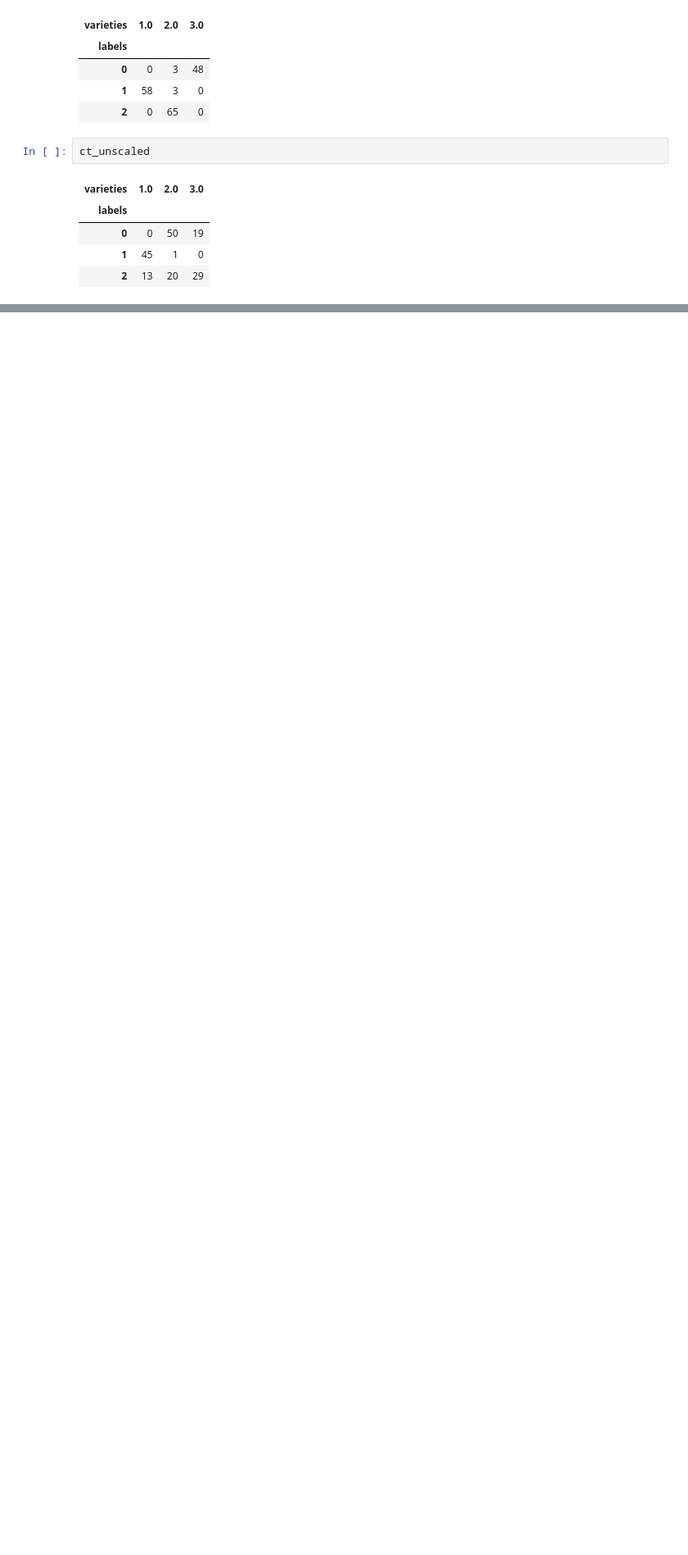
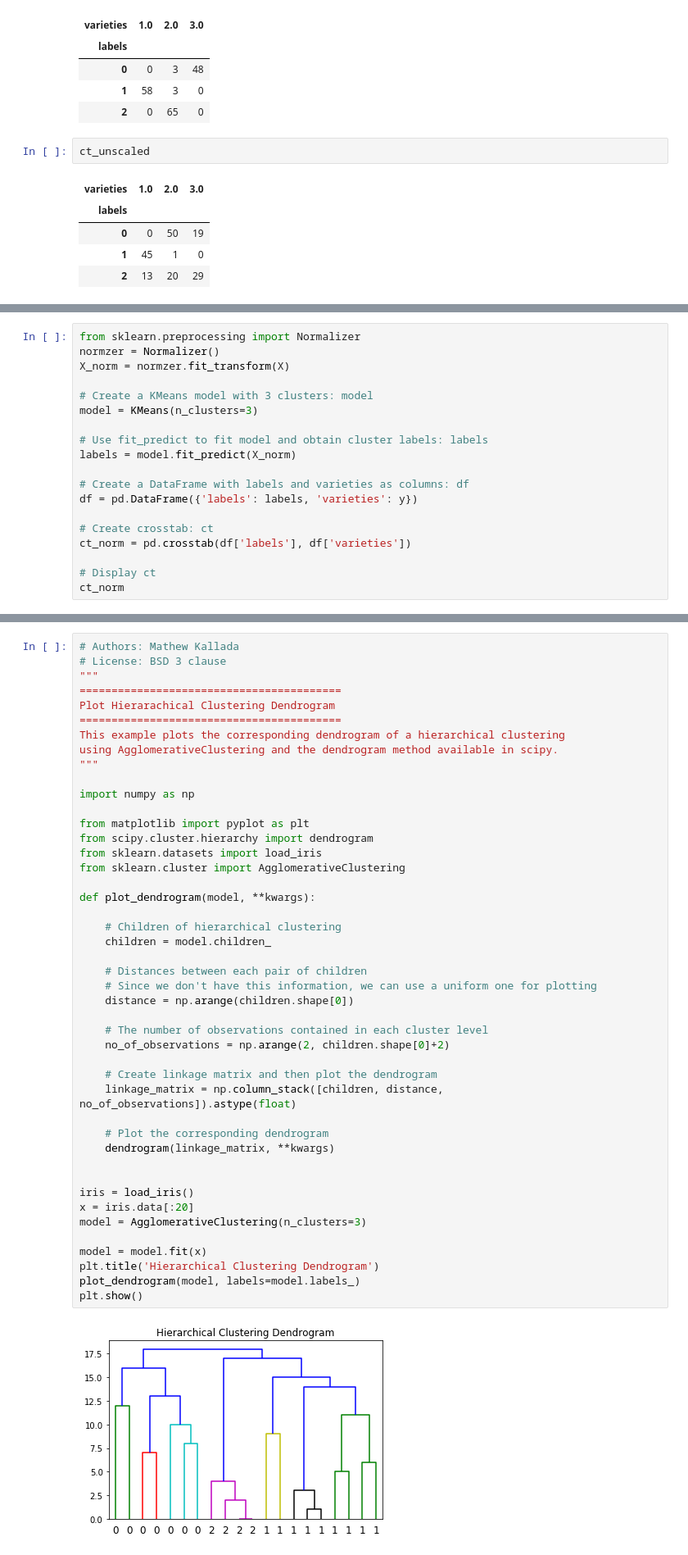
Before and after one commit to cloudxlab/ml, a Jupyter notebook: machine_learning/Unsupervised Learning.ipynb, the cells around one changed output, grey strips where cells are left out. Shown: that part at 82% size. Saved outputs shown, nothing was run; the diff lists cells and outputs as text; blank space fills up the shorter version.

Commit message:
heirarchical clustering

```diff
--- a/machine_learning/Unsupervised Learning.ipynb
+++ b/machine_learning/Unsupervised Learning.ipynb
@@ -294,3 +293,22 @@ pd.DataFrame(X_scaled).describe()
 | 50% | 6.984037e-02 | -4.209899e-01 | -2.245039e-02 | -5.094986e-03 | -1.123234e-01 | 9.242960e-02 | 1.069996e-01 | -1.795360e-01 | -6.483128e-02 | -1.617011e-01 | 1.320404e-02 | ... |
 | 75% | 8.385748e-01 | 6.810145e-01 | 7.066723e-01 | 5.961134e-01 | 5.244425e-01 | 8.127835e-01 | 8.400546e-01 | 6.249672e-01 | 6.370119e-01 | 4.940731e-01 | 7.134631e-01 | ... |
 | max | 2.276852e+00 | 3.100048e+00 | 3.149233e+00 | 3.151249e+00 | 4.415790e+00 | 2.541633e+00 | 3.069345e+00 | 2.394874e+00 | 3.497023e+00 | 3.427800e+00 | 3.295669e+00 | ... |
+# %%
+from sklearn.preprocessing import Normalizer
+normzer = Normalizer()
+X_norm = normzer.fit_transform(X)
+
+# Create a KMeans model with 3 clusters: model
+model = KMeans(n_clusters=3)
+
+# Use fit_predict to fit model and obtain cluster labels: labels
+labels = model.fit_predict(X_norm)
+
+# Create a DataFrame with labels and varieties as columns: df
+df = pd.DataFrame({'labels': labels, 'varieties': y})
+
+# Create crosstab: ct
+ct_norm = pd.crosstab(df['labels'], df['varieties'])
+
+# Display ct
+ct_norm
@@ -296,0 +339,47 @@ pd.DataFrame(X_scaled).describe()
+# %%
+# Authors: Mathew Kallada
+# License: BSD 3 clause
+"""
+=========================================
+Plot Hierarachical Clustering Dendrogram
+=========================================
+This example plots the corresponding dendrogram of a hierarchical clustering
+using AgglomerativeClustering and the dendrogram method available in scipy.
+"""
+
+import numpy as np
+
+from matplotlib import pyplot as plt
+from scipy.cluster.hierarchy import dendrogram
+from sklearn.datasets import load_iris
+from sklearn.cluster import AgglomerativeClustering
+
+def plot_dendrogram(model, **kwargs):
+
+    # Children of hierarchical clustering
+    children = model.children_
+
+    # Distances between each pair of children
+    # Since we don't have this information, we can use a uniform one for plotting
+    distance = np.arange(children.shape[0])
+
+    # The number of observations contained in each cluster level
+    no_of_observations = np.arange(2, children.shape[0]+2)
+
+    # Create linkage matrix and then plot the dendrogram
+    linkage_matrix = np.column_stack([children, distance, no_of_observations]).astype(float)
+
+    # Plot the corresponding dendrogram
+    dendrogram(linkage_matrix, **kwargs)
+
+
+iris = load_iris()
+x = iris.data[:20]
+model = AgglomerativeClustering(n_clusters=3)
+
+model = model.fit(x)
+plt.title('Hierarchical Clustering Dendrogram')
+plot_dendrogram(model, labels=model.labels_)
+plt.show()
+# %% [output]
+[figure, added]
```
Also changed, not shown: parts of 14 cells of this notebook.
